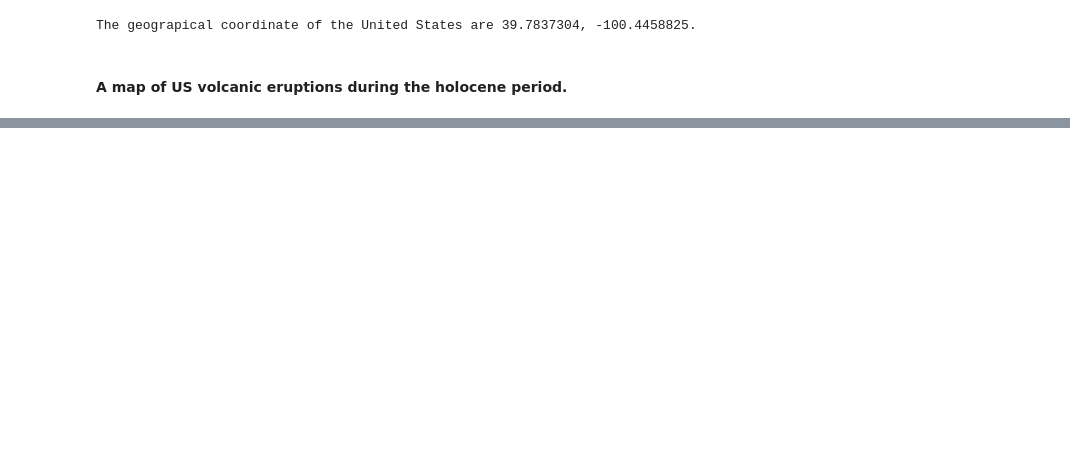
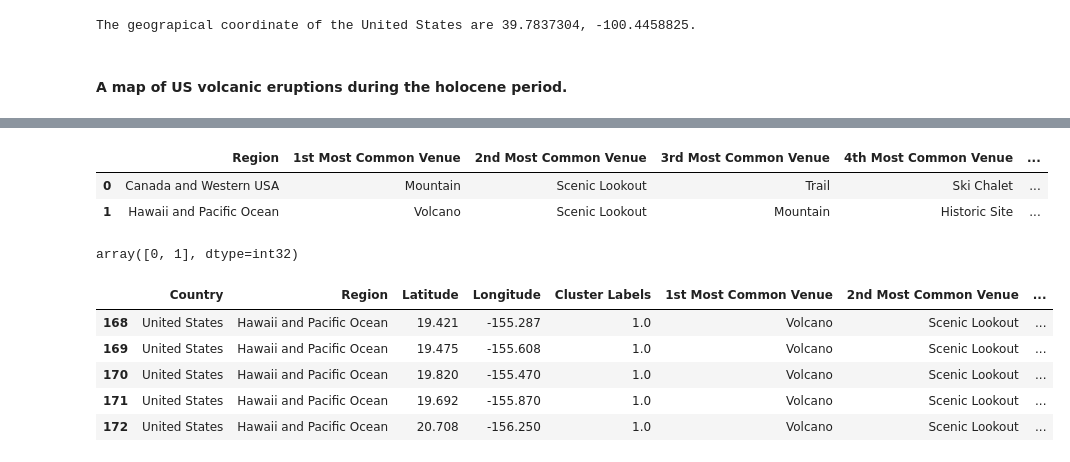
Before and after one commit to teraearlywine/volcanoes, a Jupyter notebook: data/Volcanoes and Farmers Markets.ipynb, the cells around one changed output, grey strips where cells are left out. Drawn from its saved outputs; the diff is of its cells as text; code cells hidden in the pictures; blank space fills up the shorter version.

```diff
--- a/data/Volcanoes and Farmers Markets.ipynb
+++ b/data/Volcanoes and Farmers Markets.ipynb
@@ -72,0 +237,3 @@ volcano_map
+# %%
+eruption_grouped = volc_oh.groupby('Region').mean().reset_index()
+eruption_grouped
@@ -72,0 +279,55 @@ volcano_map
+# %%
+num_top_venues = 10
+
+indicators = ['st', 'nd', 'rd']
+
+# create columns according to number of top venues
+columns = ['Region']
+for ind in np.arange(num_top_venues):
+    try:
+        columns.append('{}{} Most Common Venue'.format(ind+1, indicators[ind]))
+    except:
+        columns.append('{}th Most Common Venue'.format(ind+1))
+
+# create a new dataframe
+eruption_venues_sorted = pd.DataFrame(columns=columns)
+eruption_venues_sorted['Region'] = eruption_grouped['Region']
+
+for ind in np.arange(eruption_grouped.shape[0]):
+    eruption_venues_sorted.iloc[ind, 1:] = return_most_common_venues(eruption_grouped.iloc[ind, :], num_top_venues)
+
+eruption_venues_sorted.head()
+# %% [output]
+|  | Region | 1st Most Common Venue | 2nd Most Common Venue | 3rd Most Common Venue | 4th Most Common Venue | ... |
+| 0 | Canada and Western USA | Mountain | Scenic Lookout | Trail | Ski Chalet | ... |
+| 1 | Hawaii and Pacific Ocean | Volcano | Scenic Lookout | Mountain | Historic Site | ... |
+# %%
+# set number of clusters
+kclusters = 2
+
+eruption_grouped_clustering = eruption_grouped.drop('Region', 1)
+
+# run k-means clustering
+kmeans = KMeans(n_clusters=kclusters, random_state=0).fit(eruption_grouped_clustering)
+
+# check cluster labels generated for each row in the dataframe
+kmeans.labels_[0:10]
+# %% [output]
+array([0, 1], dtype=int32)
+# %%
+# add clustering labels
+eruption_venues_sorted.insert(0, 'Cluster Labels', kmeans.labels_)
+
+eruption_merged = eruption_location
+
+# merge toronto_grouped with toronto_data to add latitude/longitude for each neighborhood
+eruption_merged = eruption_merged.join(eruption_venues_sorted.set_index('Region'), on='Region')
+
+eruption_merged.tail() # check the last columns!
+# %% [output]
+|  | Country | Region | Latitude | Longitude | Cluster Labels | 1st Most Common Venue | 2nd Most Common Venue | ... |
+| 168 | United States | Hawaii and Pacific Ocean | 19.421 | -155.287 | 1.0 | Volcano | Scenic Lookout | ... |
+| 169 | United States | Hawaii and Pacific Ocean | 19.475 | -155.608 | 1.0 | Volcano | Scenic Lookout | ... |
+| 170 | United States | Hawaii and Pacific Ocean | 19.820 | -155.470 | 1.0 | Volcano | Scenic Lookout | ... |
+| 171 | United States | Hawaii and Pacific Ocean | 19.692 | -155.870 | 1.0 | Volcano | Scenic Lookout | ... |
+| 172 | United States | Hawaii and Pacific Ocean | 20.708 | -156.250 | 1.0 | Volcano | Scenic Lookout | ... |
```
Also changed, not shown: parts of 20 cells of this notebook.
